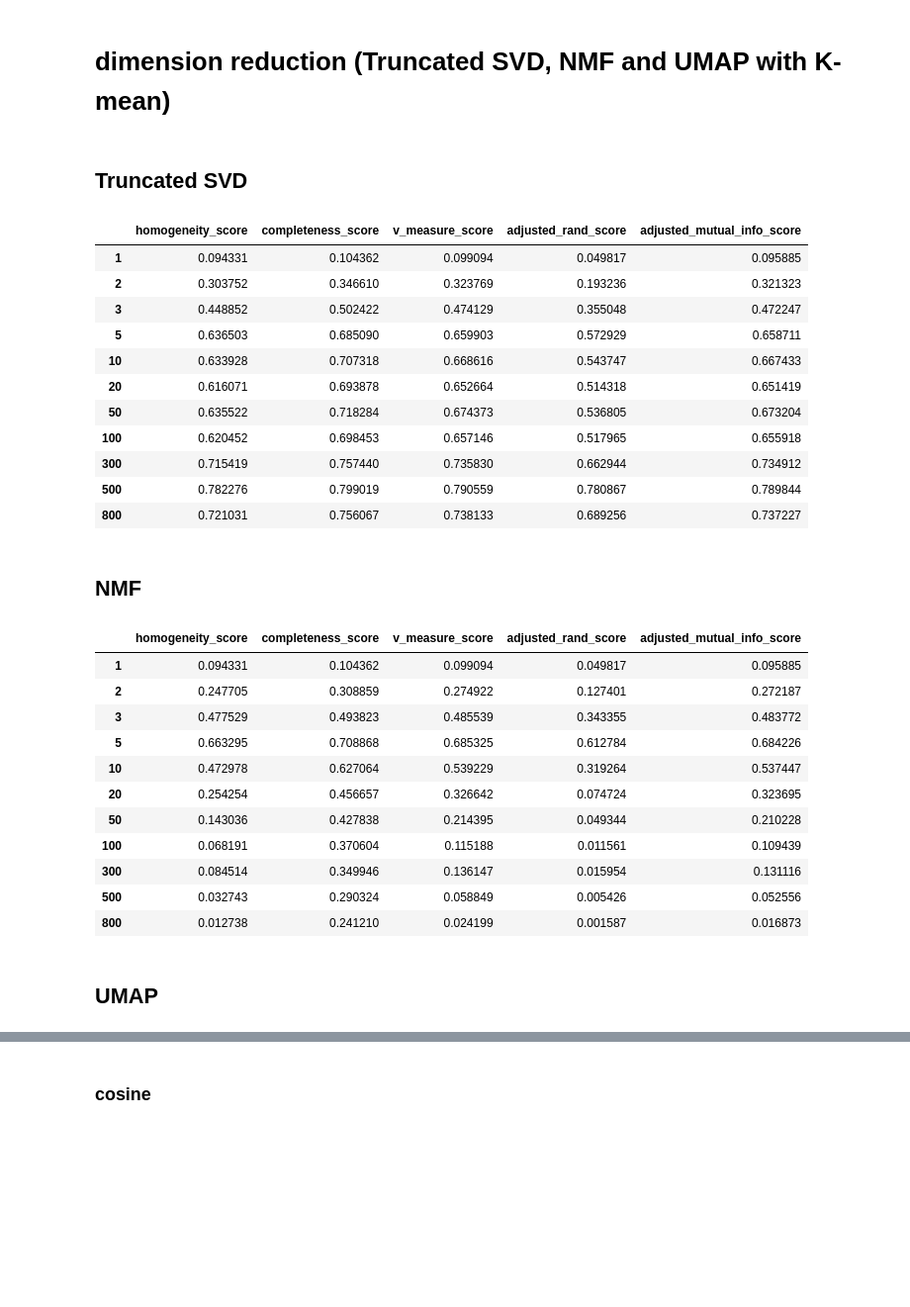
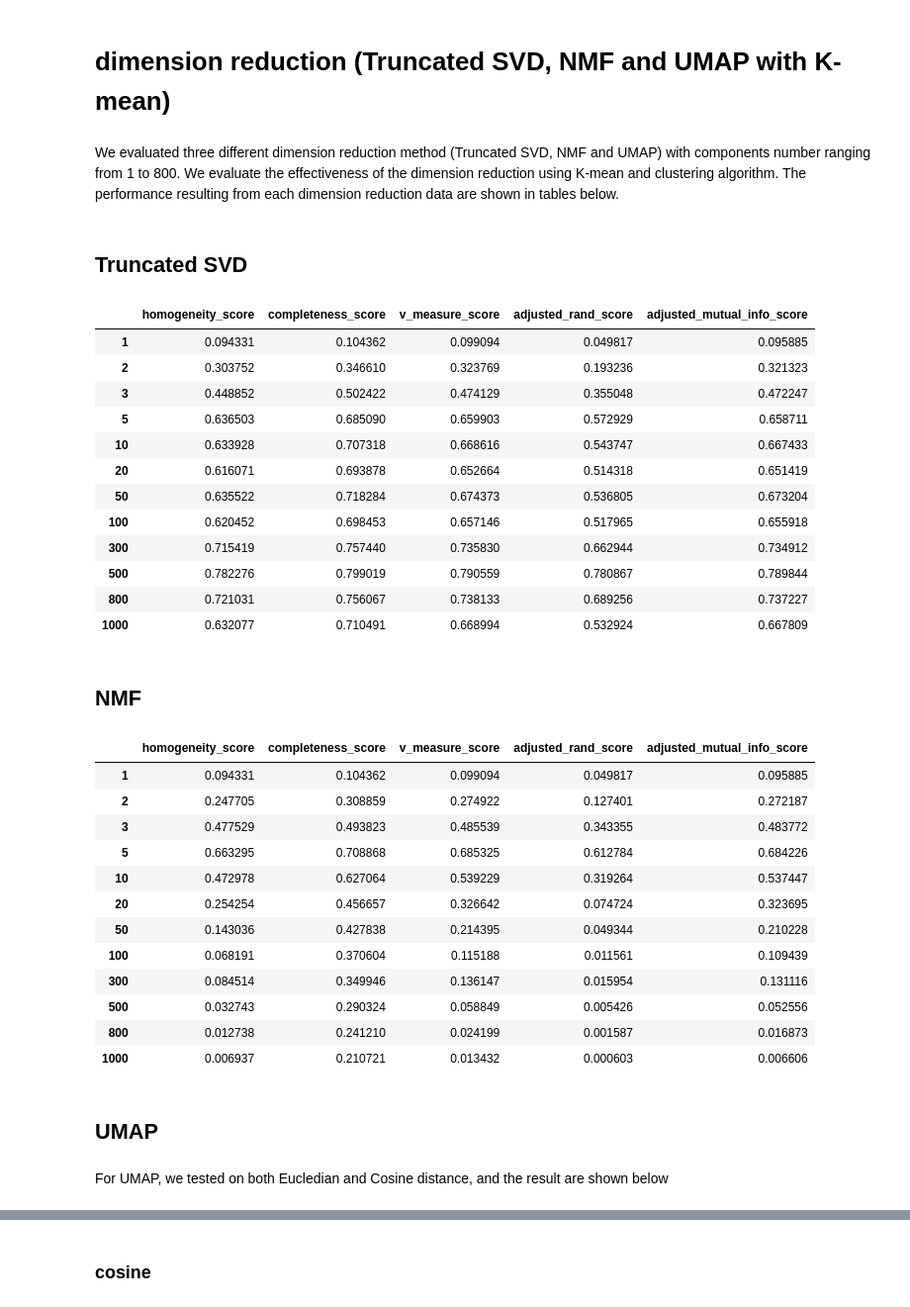
Before and after one commit to heboyuan/ECE219, a Jupyter notebook: project2/q16.ipynb, the cells around one changed output, grey strips where cells are left out. Shown at 99% size. Saved outputs shown, nothing was run; the diff lists cells and outputs as text; code cells hidden in the pictures; blank space fills up the shorter version.

```diff
--- a/project2/q16.ipynb
+++ b/project2/q16.ipynb
@@ -54,5 +60,7 @@ labels = df.category_id
 # %% [markdown]
 # dimension reduction (Truncated SVD, NMF and UMAP with K-mean)
+# %% [markdown]
+We evaluated three different dimension reduction method (Truncated SVD, NMF and UMAP) with components number ranging from 1 to 800. We evaluate the effectiveness of the dimension reduction using K-mean and clustering algorithm. The performance resulting from each dimension reduction data are shown in tables below.
 # %%
 km = KMeans(
     n_clusters=category_id_df.Category.count(),
@@ -60,32 +68,34 @@ km = KMeans(
     max_iter=5000,
     n_init=50
 )
+
+n_components = [1, 2, 3, 5, 10, 20, 50, 100, 300, 500, 800, 1000]
 # %% [markdown]
 ## Truncated SVD
 # %%
 scores = []
-n_components = [1, 2, 3, 5, 10, 20, 50, 100, 300, 500, 800]
 for r in n_components:
     input_svd = TruncatedSVD(
         n_components=r, random_state=RANDOM_SEED).fit_transform(tfidf_data)
     preds = km.fit_predict(input_svd)
     scores.append(get_cluster_metrics(labels, preds)['score'].tolist())
 metrics = get_cluster_metrics(labels, preds)['metric'].tolist()
 svd_metrics_df = pd.DataFrame(scores, columns=metrics, index=n_components)
 svd_metrics_df
 # %% [output]
 |  | homogeneity_score | completeness_score | v_measure_score | adjusted_rand_score | adjusted_mutual_info_score |
 | 1 | 0.094331 | 0.104362 | 0.099094 | 0.049817 | 0.095885 |
 | 2 | 0.303752 | 0.346610 | 0.323769 | 0.193236 | 0.321323 |
 | 3 | 0.448852 | 0.502422 | 0.474129 | 0.355048 | 0.472247 |
 | 5 | 0.636503 | 0.685090 | 0.659903 | 0.572929 | 0.658711 |
 | 10 | 0.633928 | 0.707318 | 0.668616 | 0.543747 | 0.667433 |
 | 20 | 0.616071 | 0.693878 | 0.652664 | 0.514318 | 0.651419 |
 | 50 | 0.635522 | 0.718284 | 0.674373 | 0.536805 | 0.673204 |
 | 100 | 0.620452 | 0.698453 | 0.657146 | 0.517965 | 0.655918 |
 | 300 | 0.715419 | 0.757440 | 0.735830 | 0.662944 | 0.734912 |
 | 500 | 0.782276 | 0.799019 | 0.790559 | 0.780867 | 0.789844 |
 | 800 | 0.721031 | 0.756067 | 0.738133 | 0.689256 | 0.737227 |
+| 1000 | 0.632077 | 0.710491 | 0.668994 | 0.532924 | 0.667809 |
 # %% [markdown]
 ## NMF
 # %%
@@ -111,6 +121,9 @@ nmf_metrics_df
 | 300 | 0.084514 | 0.349946 | 0.136147 | 0.015954 | 0.131116 |
 | 500 | 0.032743 | 0.290324 | 0.058849 | 0.005426 | 0.052556 |
 | 800 | 0.012738 | 0.241210 | 0.024199 | 0.001587 | 0.016873 |
+| 1000 | 0.006937 | 0.210721 | 0.013432 | 0.000603 | 0.006606 |
 # %% [markdown]
 ## UMAP
+# %% [markdown]
+For UMAP, we tested on both Eucledian and Cosine distance, and the result are shown below
 # %% [markdown]
```
Also changed, not shown: parts of 19 cells of this notebook, 2 other files.
